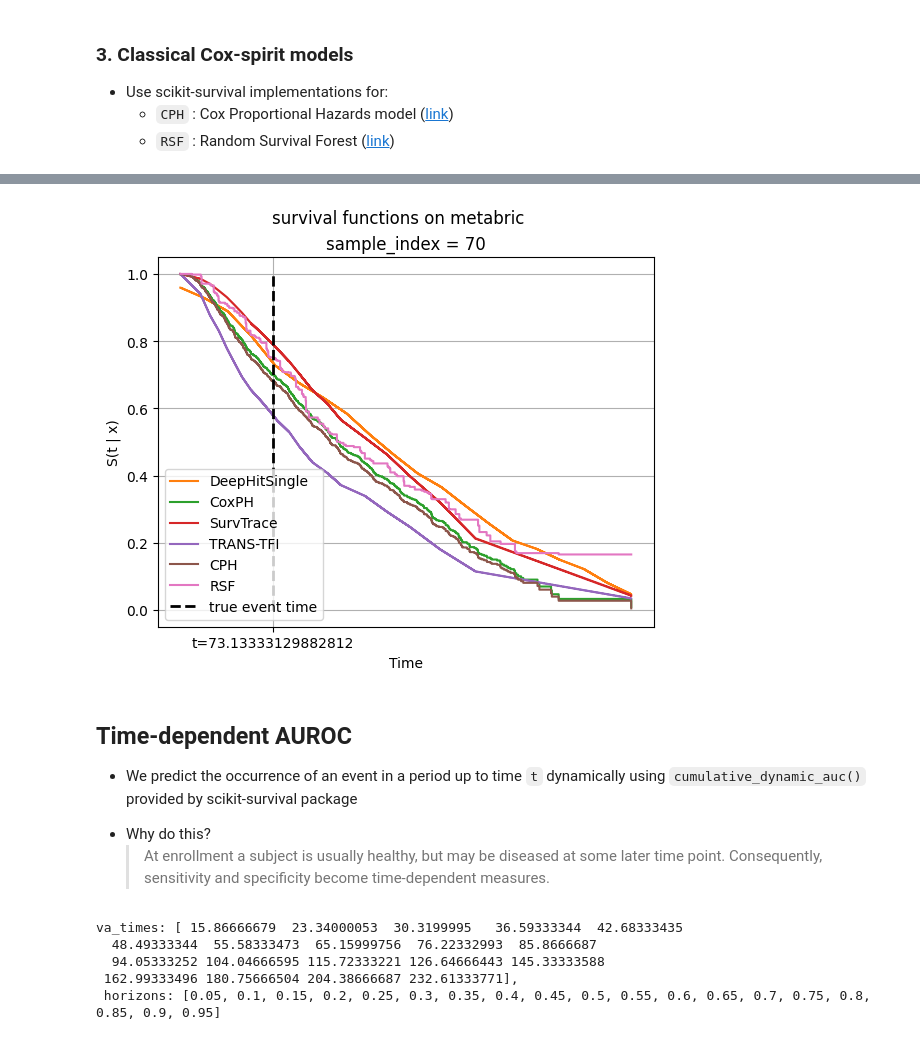
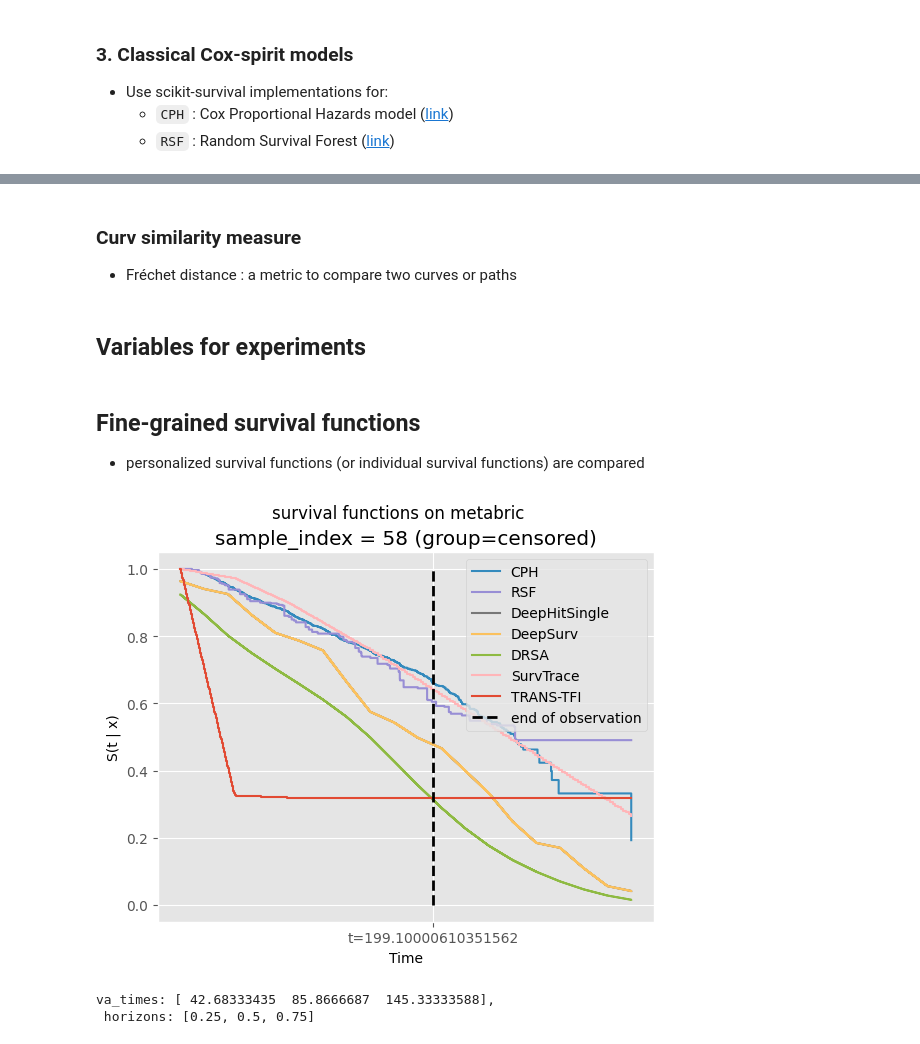
Before and after one commit to youhs4554/TRANS-TFI, a Jupyter notebook: experiments/result_analysis.ipynb, the cells around one changed output, grey strips where cells are left out. Cells and saved outputs as stored; diff of their text form; code cells hidden in the pictures.

```diff
--- a/experiments/result_analysis.ipynb
+++ b/experiments/result_analysis.ipynb
@@ -10,14 +10,18 @@ from pathlib import Path
 import numpy as np
 import torch
 import matplotlib.pyplot as plt
+plt.style.use('ggplot')
+from sklearn.metrics import roc_curve, auc
 from pycox.models import utils
-from pycox.utils import idx_at_times
+from pycox.utils import idx_at_times, kaplan_meier
 import pandas as pd
 import copy
 import pickle
 from sksurv.ensemble import RandomSurvivalForest
 from sksurv.linear_model import CoxPHSurvivalAnalysis
 from sksurv.metrics import concordance_index_ipcw, brier_score, cumulative_dynamic_auc
+from sksurv.nonparametric import kaplan_meier_estimator
+from collections import defaultdict
 # %%
 import os, sys
 sys.path.append(os.path.abspath('..'))
@@ -199,0 +216,3 @@ def infer_surv_of_cox_spirit_models(model_name, dataset, group='uncensored', exp
+# %% [markdown]
+### Curv similarity measure
+- Fréchet distance : a metric to compare two curves or paths
@@ -200,13 +277,18 @@ def infer_surv_of_cox_spirit_models(model_name, dataset, group='uncensored', exp
+# %% [markdown]
+## Variables for experiments
 # %%
-BASELINES = ['DeepHitSingle', 'CoxPH']
+BASELINES = ['DeepHitSingle', 'CoxPH', 'DRSA']
 TRANSFORMERS = ['SurvTrace', 'TRANS-TFI']
 COX_SPIRIT_MODELS = ['CPH', 'RSF']
 
-dataset = 'metabric' # (metabric | gbsg | dialysis)
-model_list = BASELINES + TRANSFORMERS + COX_SPIRIT_MODELS
+dataset = 'dialysis' # (metabric | gbsg | dialysis)
+model_list = COX_SPIRIT_MODELS + BASELINES + TRANSFORMERS
 time_range = 'full' # used for baseline models
-group = 'uncensored' # uncensored = event happend, censored = event not happened
+group = 'censored' # uncensored = event happend, censored = event not happened
 experiment_root='../scripts'
+# %% [markdown]
+## Fine-grained survival functions
+- personalized survival functions (or individual survival functions) are compared
 # %%
 sample_index = random.randint(0, 100)
 
@@ -218,53 +300,62 @@ sample_index = random.randint(0, 100)
 # sample_index = 10
 # sample_index = 44
 
+# dataset = metabric, group = censored (event not happened)
+# sample_index = 47
+# sample_index = 76
+# sample_index = 55
+# sample_index = 57
+
+
 # dataset = gbsg, group = uncensored (event happened)
-# sample_index = 33
+# sample_index = 47
+# sample_index = 69
 # sample_index = 56
-
+# sample_index = 58
 
 # dataset = gbsg, group = censored (event not happened)
 # sample_index = 73
 # sample_index = 75
-# sample_index = 67
+# sample_index = 79
 # sample_index = 83
+# sample_index = 84
+# sample_index = 3
 
-surv_results = {} # for later usage
-cox_risk_scores = {}  # for later usage
-et_train_test = {} # for later usage
+# for later usage
+surv_results = {}
+surv_full_results = {}
+cox_risk_scores = {}
+et_train_test = {}
 
 for i, model_name in enumerate(model_list):
+    if model_name == 'CoxPH':
+        model_name = 'DeepSurv'
     if model_name in BASELINES:
         surv_full, surv, durations_test, et_train, et_test = infer_surv_of_baselines(model_name, dataset, time_range, group=group, experiment_root=experiment_root)
     if model_name in TRANSFORMERS:
         surv_full, surv, durations_test, et_train, et_test = infer_surv_of_transformers(model_name, dataset, group=group, experiment_root=experiment_root)
     if model_name in COX_SPIRIT_MODELS:
         surv_full, surv, risk_scores, durations_test, et_train, et_test = infer_surv_of_cox_spirit_models(model_name, dataset, group, experiment_root=experiment_root)
         cox_risk_scores[model_name] = risk_scores
 
     plt.step(surv.index, surv.iloc[:, sample_index], where="post", color=f"C{i+1}", label=model_name)
 
-    surv_results[model_name] = surv_full
+    surv_results[model_name] = surv
+    surv_full_results[model_name] = surv_full
     et_train_test[model_name] = (et_train, et_test)
 
-plt.vlines(durations_test[sample_index], 0, 1, color='k', linestyles='--', linewidth=2, label='true event time')
+plt.vlines(durations_test[sample_index], 0, 1, color='k', linestyles='--', linewidth=2, label='true event time' if group == 'uncensored' else 'end of observation')
 plt.xticks([durations_test[sample_index]], labels=[f't={durations_test[sample_index]}'])
 plt.suptitle(f"survival functions on {dataset}")
-plt.title(f"sample_index = {sample_index}")
+plt.title(f"sample_index = {sample_index} (group={group})")
 plt.ylabel('S(t | x)')
 plt.xlabel('Time')
 # plt.ylim(0.8, 1.0)
 # plt.xlim(0, 40)
-plt.legend(loc='lower left')
+plt.legend()
 plt.grid(True)
 # %% [output]
-[figure, old version]
+[figure, new version]
-# %% [markdown]
-## Time-dependent AUROC
-- We predict the occurrence of an event in a period up to time `t` dynamically using `cumulative_dynamic_auc()` provided by scikit-survival package
-
-* Why do this?
-    > At enrollment a subject is usually healthy, but may be diseased at some later time point. Consequently, sensitivity and specificity become time-dependent measures.
 # %%
 if dataset == 'dialysis':
     va_times = [365 * 1, 365 * 3, 365 * 5, 365 * 7] # evaluate at 1yr, 3yr, 5yr, 7yr
@@ -275,8 +366,5 @@ else:
 
 print(f"va_times: {va_times}, \n horizons: {horizons}")
 # %% [output]
-va_times: [ 15.86666679  23.34000053  30.3199995   36.59333344  42.68333435
-  48.49333344  55.58333473  65.15999756  76.22332993  85.8666687
-  94.05333252 104.04666595 115.72333221 126.64666443 145.33333588
- 162.99333496 180.75666504 204.38666687 232.61333771],
- horizons: [0.05, 0.1, 0.15, 0.2, 0.25, 0.3, 0.35, 0.4, 0.45, 0.5, 0.55, 0.6, 0.65, 0.7, 0.75, 0.8, 0.85, 0.9, 0.95]
+va_times: [ 42.68333435  85.8666687  145.33333588],
+ horizons: [0.25, 0.5, 0.75]
```
Also changed, not shown: parts of 10 cells of this notebook, 11 other files.
